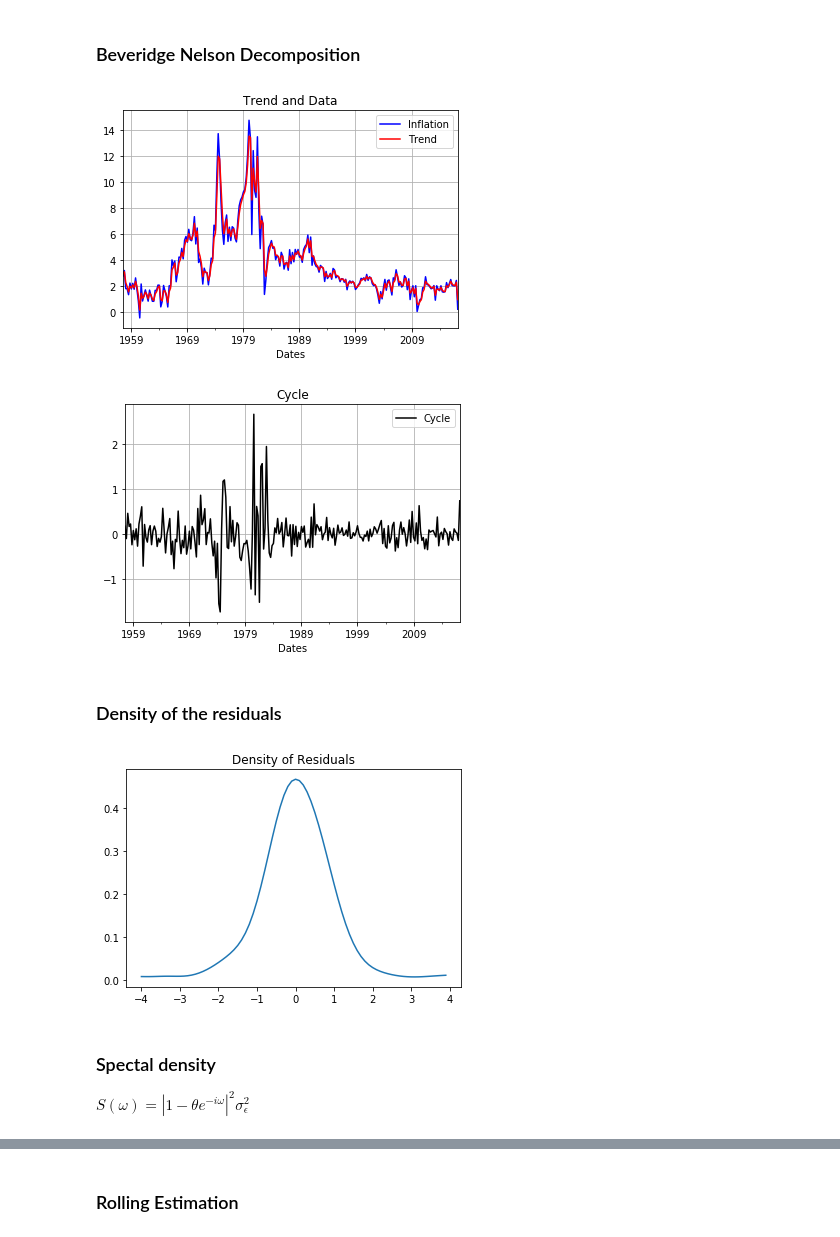
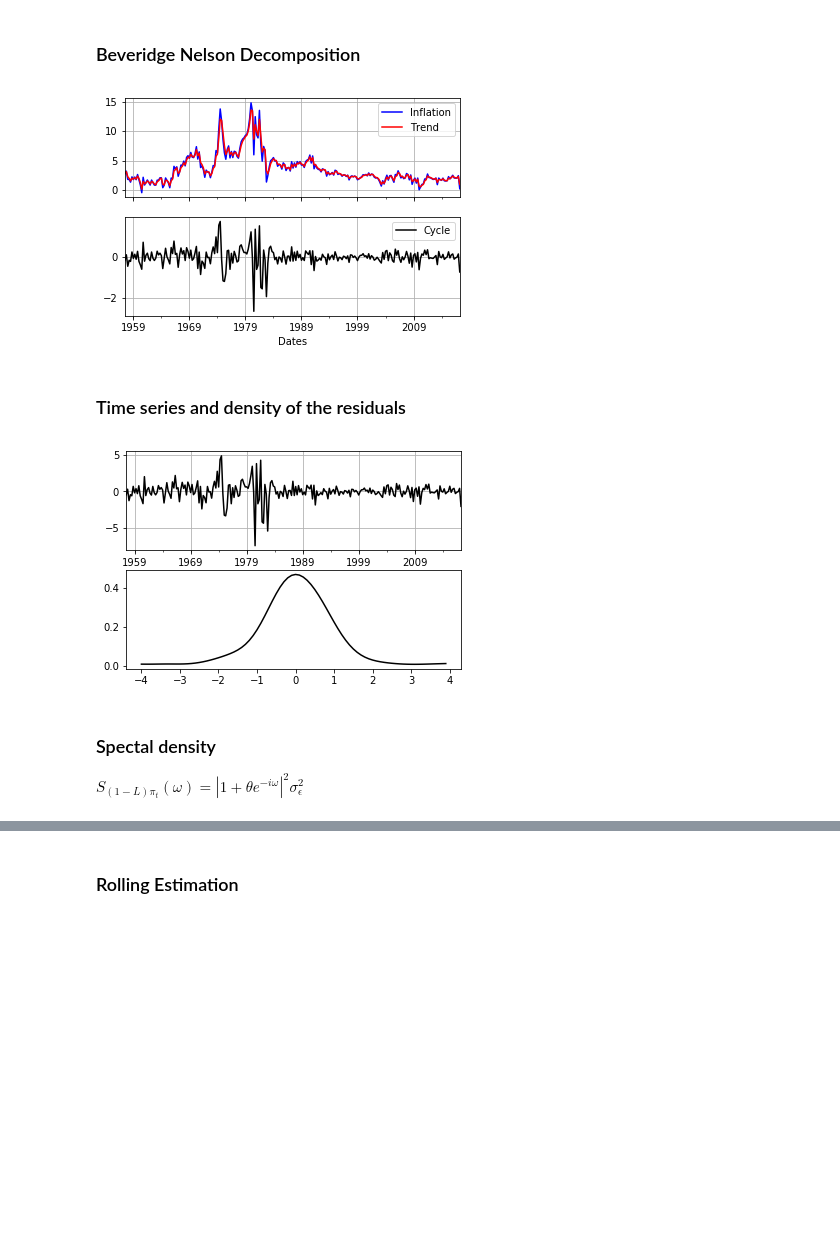
Before and after one commit to TomHase/misc_code, a Jupyter notebook: arima/inflation_arima.ipynb, the cells around one changed output, grey strips where cells are left out. Drawn from its saved outputs; the diff is of its cells as text; code cells hidden in the pictures; blank space fills up the shorter version.

Commit message:
changed arima charts

```diff
--- a/arima/inflation_arima.ipynb
+++ b/arima/inflation_arima.ipynb
@@ -36,49 +36,50 @@ phi, theta, L, epsilon, v2 = ima.phi, ima.theta, ima.L, ima.epsilon, ima.v2
 # %%
 # Beveridge Nelson Decomposition
 
 # cycle: c_{t} = theta * epsilon_{t}
-c = theta * epsilon
+c = -theta * epsilon
 
 # trend: z_{t} = z_[t-1] + (1-theta) * epsilon_{t}
 z = np.empty_like(c)
-z = pi[1:,] + c
+z = pi[1:,] - c
 
 idx = len(df_yoy) - len(z)
 
 # Pandas dataframes for easy plotting
 df_z = pd.DataFrame(z,index=df_yoy.index[idx:,])
 df_c = pd.DataFrame(c,index=df_yoy.index[idx:,])
 df_z.columns = ['Trend']
 df_c.columns = ['Cycle']
 df_yoy_plot = df_yoy[idx:,]
 
-# Plot trend
-plot1 = df_yoy_plot.plot(style='b', legend=True)
-plot2 = df_z.plot(ax=plot1, style='r', legend=True, grid=True)
-plt.title('Trend and Data')
+# Plot
+fig, axes = plt.subplots(nrows=2, ncols=1)
+df_yoy_plot.plot(ax=axes[0], style='b', legend=True, sharex=True)
+df_z.plot(ax=axes[0], style='r', legend=True, grid=True, sharex=True) # Plot trend
+df_c.plot(ax=axes[1], style='k', legend=True, grid=True, sharex=True) # Plot cycle
 plt.show()
-
-
-# Plot cycle
-df_c.plot(style='k', legend=True, grid=True) # Plot cycle
-plt.title('Cycle')
-plt.show()
 # %% [output]
-[figure, old version]
+[figure, new version]
-[figure, removed]
 # %% [markdown]
-### Density of the residuals
+
+### Time series and density of the residuals
 # %%
+df_epsilon = pd.DataFrame(epsilon,index=df_yoy.index[idx:,])
+df_epsilon.columns = ['Residuals']
+
+# Plot
+fig, axes = plt.subplots(nrows=2, ncols=1)
+df_epsilon.plot(ax=axes[0], style='k', legend=False, grid=True)
+
 density = stats.kde.gaussian_kde(epsilon)
 x = np.arange(-4, 4, .1)
-plt.plot(x, density(x))
-plt.title('Density of Residuals')
+plt.plot(x, density(x), color='k')
 plt.show()
 # %% [output]
-[figure, old version]
+[figure, new version]
 # %% [markdown]
 ### Spectal density
 
-$S(\omega) = | 1 - \theta e^{-i \omega} | ^ {2} \sigma_{\epsilon}^2$
+$S_{(1-L)\pi_t}(\omega) = | 1 + \theta e^{-i \omega} | ^ {2} \sigma_{\epsilon}^2$
 # %%
 omega = np.linspace(0 , np.pi, 100)
```
Also changed, not shown: parts of 4 cells of this notebook.
